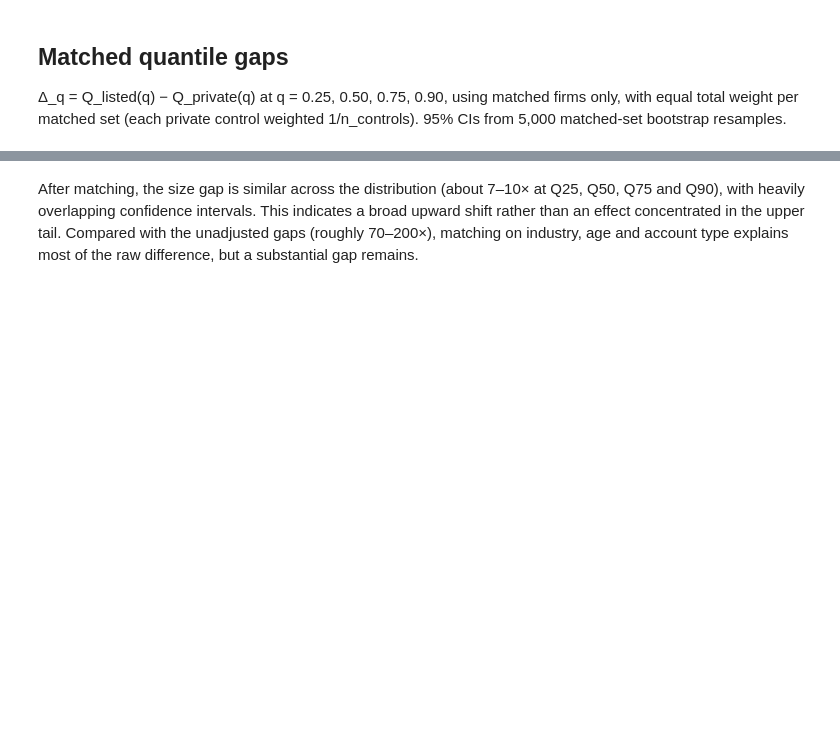
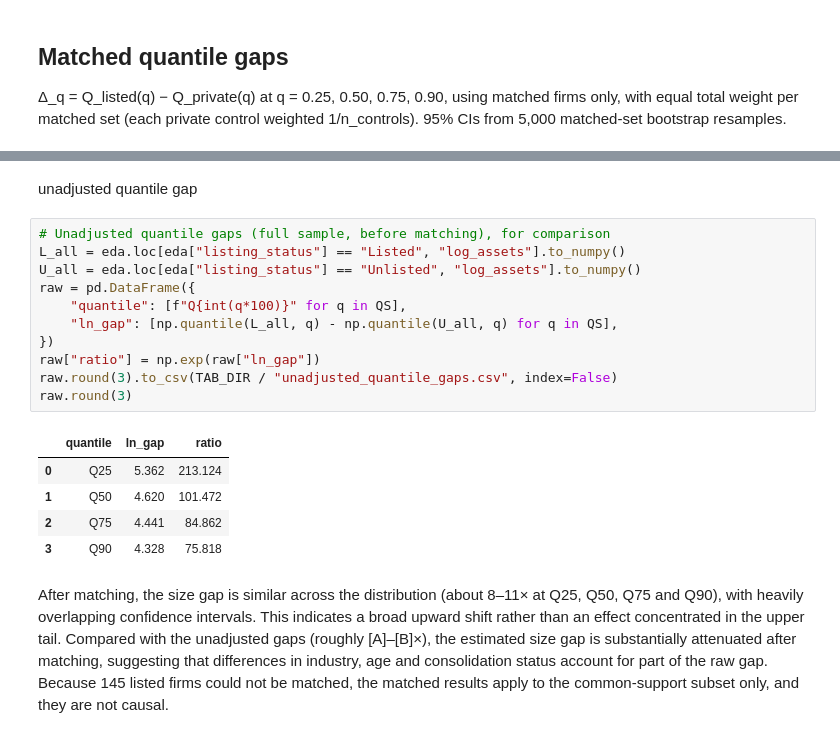
Before and after one commit to mljiang2026-oss/ds607-singapore-firm-size, a Jupyter notebook: notebooks/02_matching_inference.ipynb, the cells around one changed output, grey strips where cells are left out. Drawn from its saved outputs; the diff is of its cells as text; blank space fills up the shorter version.

```diff
--- a/notebooks/02_matching_inference.ipynb
+++ b/notebooks/02_matching_inference.ipynb
@@ -355,5 +390,24 @@ matched_qgaps
+# %% [markdown]
+unadjusted quantile gap
+# %%
+# Unadjusted quantile gaps (full sample, before matching), for comparison
+L_all = eda.loc[eda["listing_status"] == "Listed", "log_assets"].to_numpy()
+U_all = eda.loc[eda["listing_status"] == "Unlisted", "log_assets"].to_numpy()
+raw = pd.DataFrame({
+    "quantile": [f"Q{int(q*100)}" for q in QS],
+    "ln_gap": [np.quantile(L_all, q) - np.quantile(U_all, q) for q in QS],
+})
+raw["ratio"] = np.exp(raw["ln_gap"])
+raw.round(3).to_csv(TAB_DIR / "unadjusted_quantile_gaps.csv", index=False)
+raw.round(3)
+# %% [output]
+|  | quantile | ln_gap | ratio |
+| 0 | Q25 | 5.362 | 213.124 |
+| 1 | Q50 | 4.620 | 101.472 |
+| 2 | Q75 | 4.441 | 84.862 |
+| 3 | Q90 | 4.328 | 75.818 |
 # %% [markdown]
-After matching, the size gap is similar across the distribution (about 7–10× at Q25, Q50, Q75 and Q90), with heavily overlapping confidence intervals. This indicates a broad upward shift rather than an effect concentrated in the upper tail. Compared with the unadjusted gaps (roughly 70–200×), matching on industry, age and account type explains most of the raw difference, but a substantial gap remains.
+After matching, the size gap is similar across the distribution (about 8–11× at Q25, Q50, Q75 and Q90), with heavily overlapping confidence intervals. This indicates a broad upward shift rather than an effect concentrated in the upper tail. Compared with the unadjusted gaps (roughly [A]–[B]×), the estimated size gap is substantially attenuated after matching, suggesting that differences in industry, age and consolidation status account for part of the raw gap. Because 145 listed firms could not be matched, the matched results apply to the common-support subset only, and they are not causal.
 # %%
 summary = pd.DataFrame({
     "statistic": ["Listed firms", "Matched sets", "Unmatched: no private firm in stratum",
```
Also changed, not shown: parts of 19 cells of this notebook, 13 other files.
